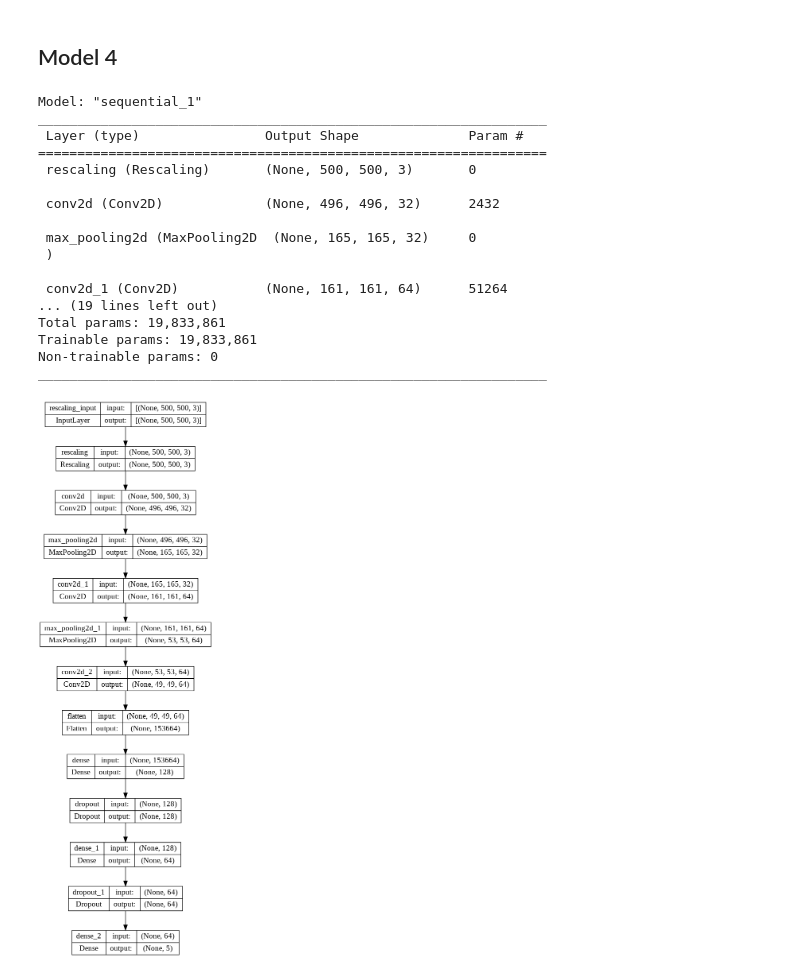
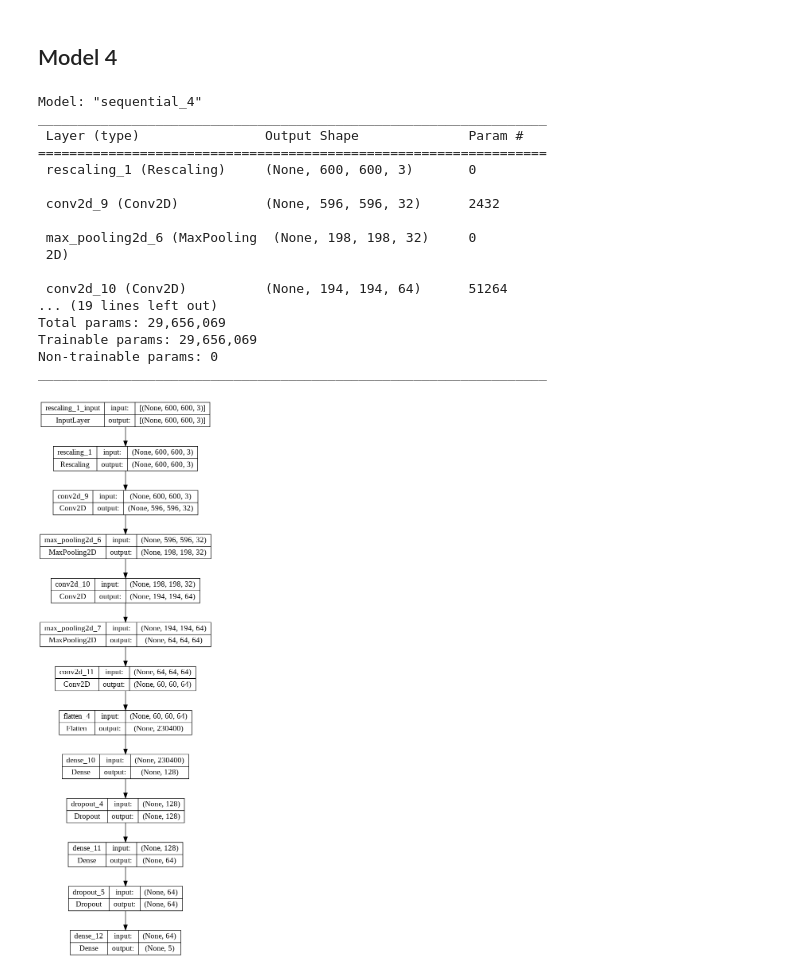
Before and after one commit to MusaAbbasi/Cassava-Disease-Classification, a Jupyter notebook: Notebook.ipynb, the cells around one changed output. Drawn from its saved outputs; the diff is of its cells as text; code cells hidden in the pictures.

```diff
--- a/Notebook.ipynb
+++ b/Notebook.ipynb
@@ -651,48 +513,50 @@ array([1., 1., 3., 1., 3., 1., 1., 1., 3., 3., 3., 1., 3., 1., 1., 2., 2.,
 # %% [markdown]
 ## Model 4
+# %%
+rescaling_layer = layers.experimental.preprocessing.Rescaling(
+    scale=1. / 255, input_shape=(600, 600, 3))
 # %%
 model4 = Sequential()
 
 model4.add(rescaling_layer)
 
 model4.add(Conv2D(
-filters= 32, kernel_size = (5, 5), activation = "relu",
-input_shape = (500, 500, 3), kernel_regularizer = l2(.01) ))
+filters= 32, kernel_size = (5, 5), activation = "relu",kernel_regularizer = l2(.01), input_shape = (600, 600, 3) ))
 
 model4.add(MaxPooling2D(pool_size = (3, 3)))
 
 model4.add(Conv2D(64, (5, 5), activation = "relu", kernel_regularizer = l2(.01)))
 model4.add(MaxPooling2D(pool_size = (3, 3)))
 model4.add(Conv2D(64, (5, 5), activation = "relu", kernel_regularizer = l2(.01)))
 
 model4.add(Flatten())
 model4.add(Dense(128, activation="relu"))
 model4.add(Dropout(0.2))
 
 model4.add(Dense(64, activation="relu"))
 model4.add(Dropout(0.2))
 
 model4.add(Dense(5, activation="softmax"))
 
 model4.summary()
 plot_model(model4, show_shapes=True, show_layer_names=True)
 # %% [output]
-Model: "sequential_1"
+Model: "sequential_4"
 _________________________________________________________________
  Layer (type)                Output Shape              Param #
 =================================================================
- rescaling (Rescaling)       (None, 500, 500, 3)       0
+ rescaling_1 (Rescaling)     (None, 600, 600, 3)       0
 
- conv2d (Conv2D)             (None, 496, 496, 32)      2432
+ conv2d_9 (Conv2D)           (None, 596, 596, 32)      2432
 
- max_pooling2d (MaxPooling2D  (None, 165, 165, 32)     0
- )
+ max_pooling2d_6 (MaxPooling  (None, 198, 198, 32)     0
+ 2D)
 
- conv2d_1 (Conv2D)           (None, 161, 161, 64)      51264
+ conv2d_10 (Conv2D)          (None, 194, 194, 64)      51264
 ... (19 lines left out)
-Total params: 19,833,861
-Trainable params: 19,833,861
+Total params: 29,656,069
+Trainable params: 29,656,069
 Non-trainable params: 0
 _________________________________________________________________
-[figure, old version]
+[figure, new version]
 # %%
```
Also changed, not shown: parts of 102 cells of this notebook, 5 other files.
